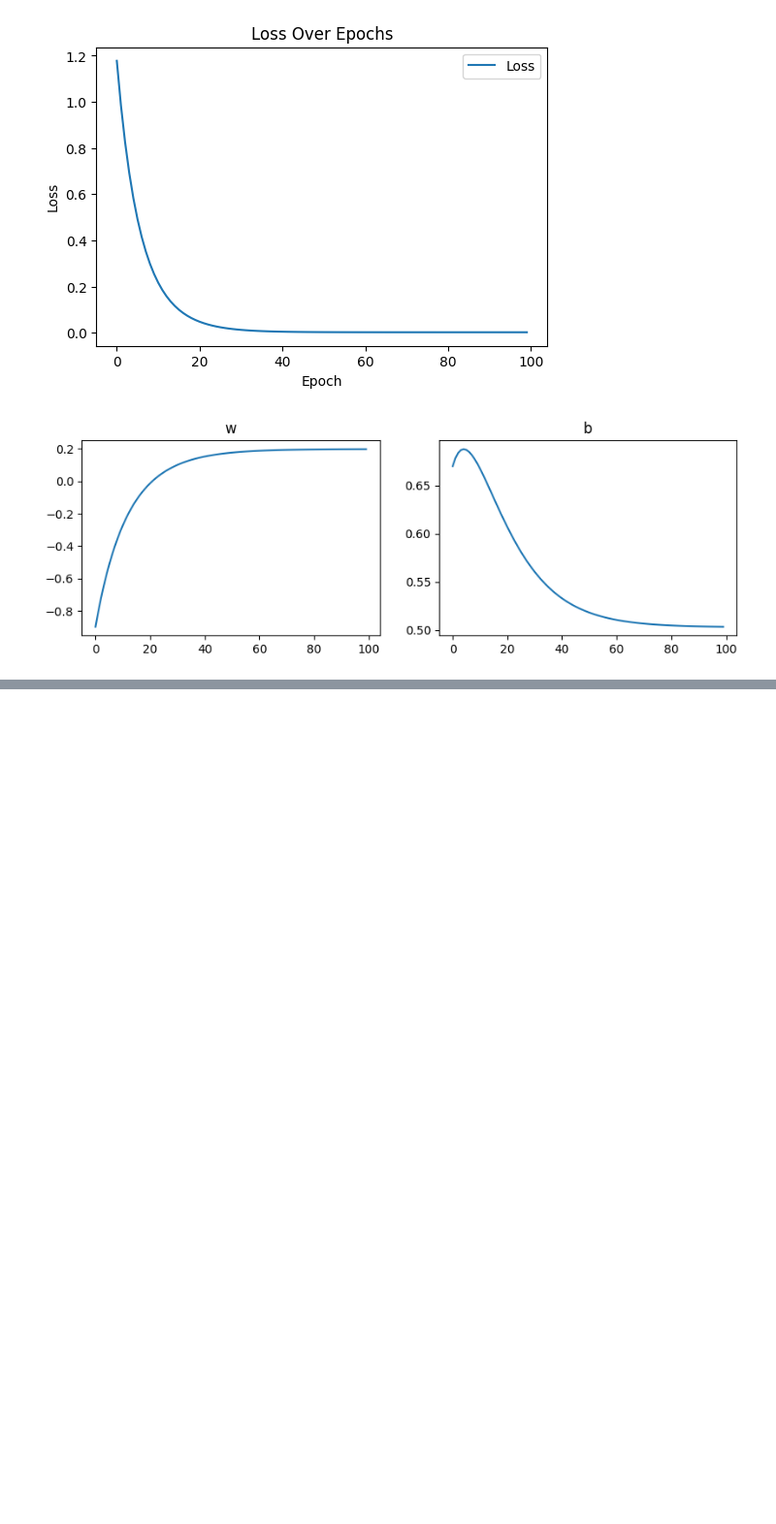
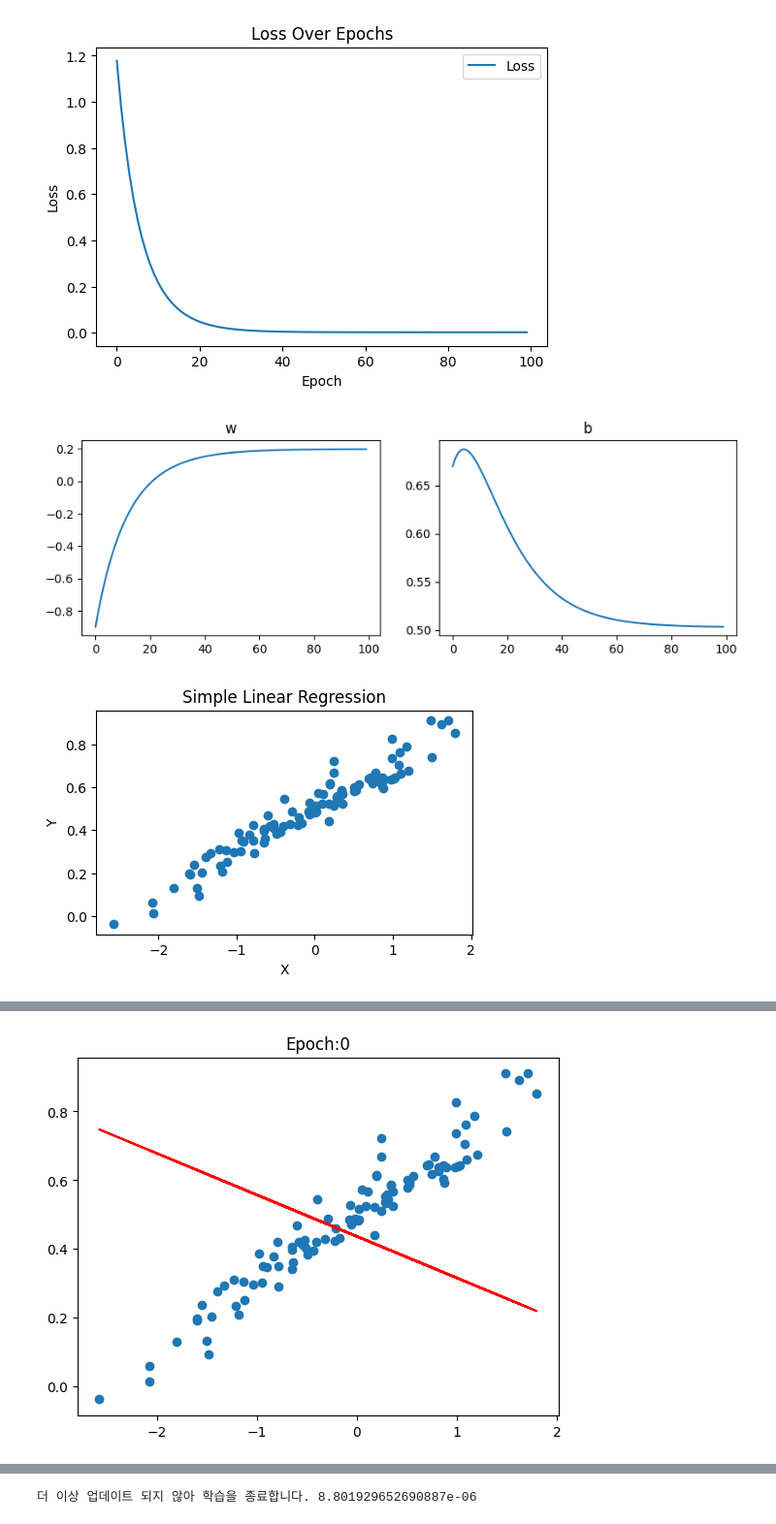
Before and after one commit to vhf1030/wanted-potenup, a Jupyter notebook: practice_DL/04_인공신경망_선형회귀분석.ipynb, the cells around one changed output, grey strips where cells are left out. Shown at 97% size. Cells and saved outputs as stored; diff of their text form; code cells hidden in the pictures; blank space fills up the shorter version.

```diff
--- a/practice_DL/04_인공신경망_선형회귀분석.ipynb
+++ b/practice_DL/04_인공신경망_선형회귀분석.ipynb
@@ -145,3 +145,72 @@ plt.show()
 # %% [output]
 [figure]
 [figure]
+# %%
+import torch
+import matplotlib.pyplot as plt
+from torch import nn  # 인공신경망
+from torch import optim  # 모델 학습 과정 확인
+
+model = nn.Sequential(
+    nn.Linear(1, 1)
+)
+
+W_true = 0.2
+b_true = 0.5
+e = torch.randn(100, 1) * 0.05  # 노이즈 추가
+X = torch.randn(100, 1)
+Y = W_true * X + b_true + e
+
+fig, ax = plt.subplots(figsize=(5,3))
+
+ax.scatter(X, Y)
+ax.set_title("Simple Linear Regression")
+ax.set_xlabel("X")
+ax.set_ylabel("Y")
+plt.show()
+
+
+epochs = 100  # 하이퍼파라미터
+criterion = nn.MSELoss()  # 손실함수
+optimizer = optim.SGD(model.parameters(), lr=5e-2)  # 5e-2 = 5 * 0.01
+
+# 저장소 만들기
+loss_history = []
+ws = []
+bs = []
+
+for epoch in range(epochs):
+    optimizer.zero_grad()  # 초기화
+    yhat = model(X)  # 예측값 구하기
+    loss = criterion(yhat, Y)  # 손실율 계산
+
+    # 조건에 다른 조기 학습 종료
+    loss_diff = loss_history[-1] - loss if len(loss_history) > 1 else 1
+    if loss_diff < 1e-5:
+        print("더 이상 업데이트 되지 않아 학습을 종료합니다.", loss_diff.item())
+        break
+
+    loss_history.append(loss.item())
+    loss.backward()  # 역전파
+    optimizer.step()  # 최적화함수로 파라미터 업데이트
+
+    # 가중치와 절편 저장 (복사해서 저장해야 덮어쓰지 않음)
+    w, b = model.parameters()
+    ws.append(w.item())
+    bs.append(b.item())
+
+    # 출력
+    if epoch % 10 == 0:
+        print(f"Epoch : {epoch}, W : {w.item()}, b:{b.item()}, Loss:{loss.item()}")
+
+        # 그림 그리기
+        plt.Figure(figsize=(5,3))
+        plt.scatter(X, Y)
+        plt.plot(X, yhat.detach(), color = "red")
+        plt.title(f"Epoch:" + str(epoch))
+        plt.show()
+
+# # 최종 모델의 회귀선 추가
+# plt.plot(X, W * X + b, color="black", linestyle="--", label="Final Model")
+# %% [output]
+[figure, added]
@@ -147,0 +218 @@ plt.show()
+[figure, added]
@@ -147,0 +227 @@ plt.show()
+더 이상 업데이트 되지 않아 학습을 종료합니다. 8.801929652690887e-06
```
Also changed, not shown: parts of 1 cell of this notebook.
